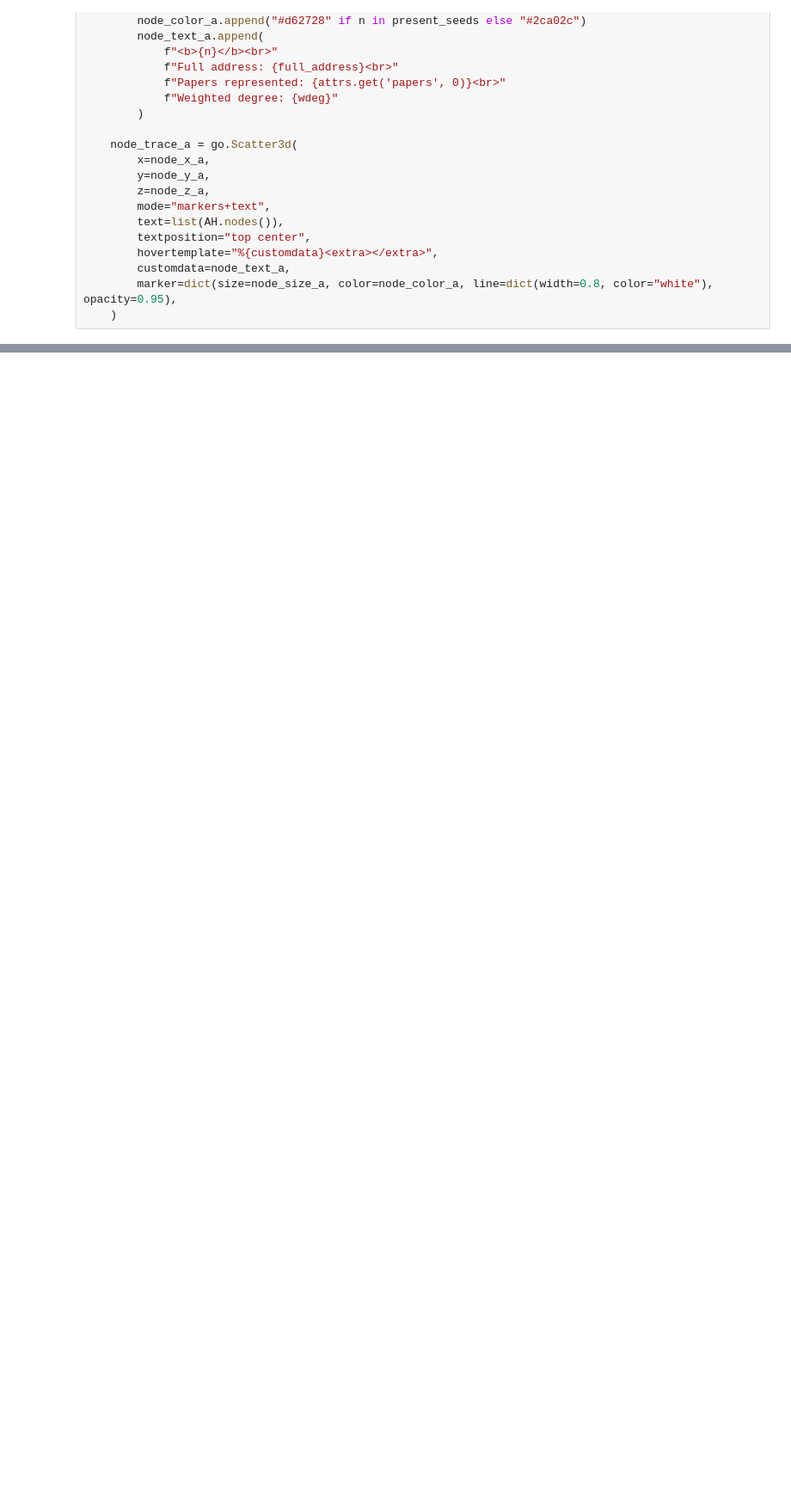
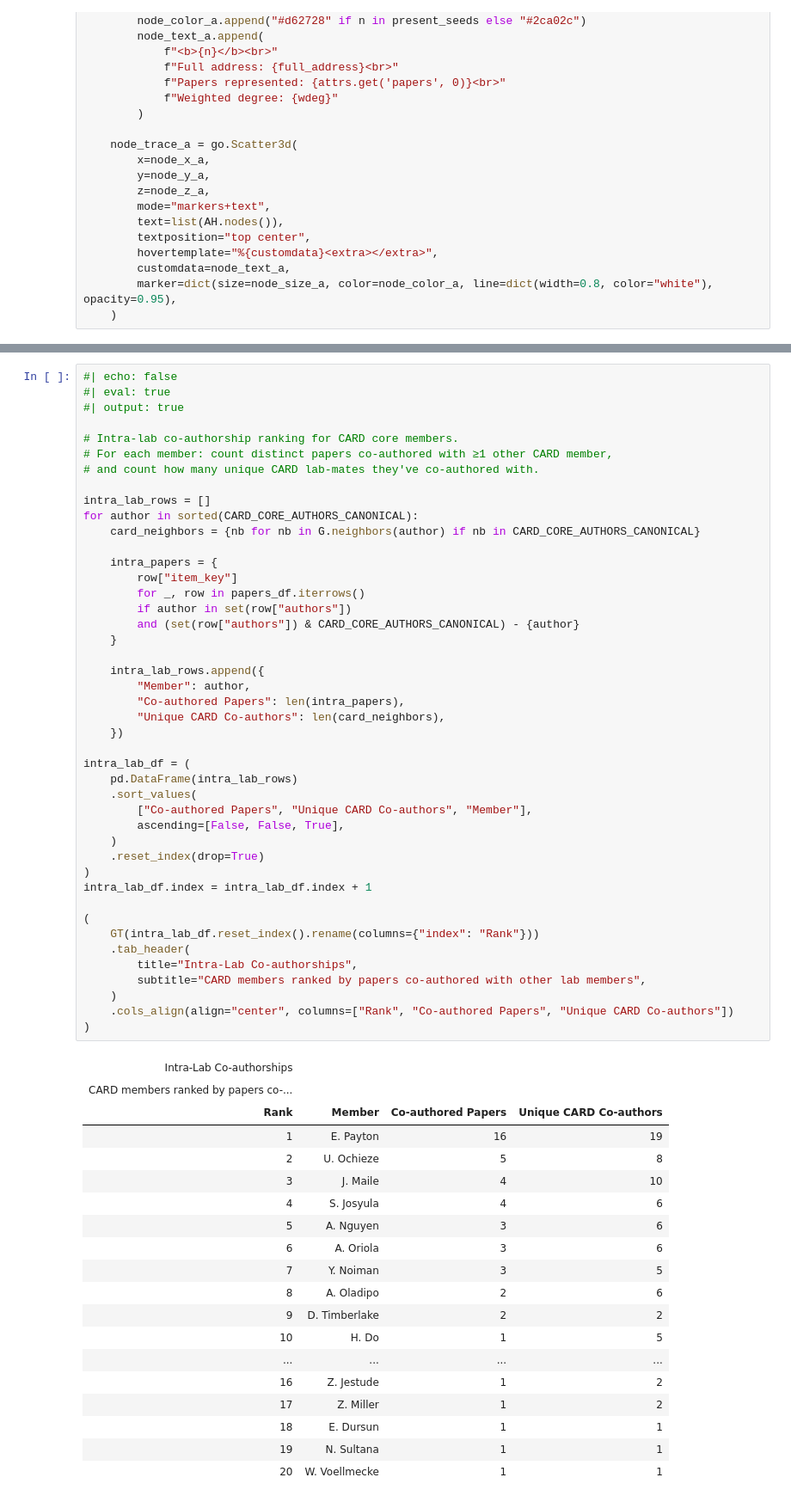
Before and after one commit to card-lab/card-lab.github.io, a Jupyter notebook: research/collaboration-network.ipynb, the cells around one changed output, grey strips where cells are left out. Shown at 86% size. Cells and saved outputs as stored; diff of their text form; blank space fills up the shorter version.

Commit message:
Improve publications list and create table of CARD lab co-authorship

```diff
--- a/research/collaboration-network.ipynb
+++ b/research/collaboration-network.ipynb
@@ -1527,0 +1523,64 @@ top_non_core_summary = (
+# %%
+#| echo: false
+#| eval: true
+#| output: true
+
+# Intra-lab co-authorship ranking for CARD core members.
+# For each member: count distinct papers co-authored with ≥1 other CARD member,
+# and count how many unique CARD lab-mates they've co-authored with.
+
+intra_lab_rows = []
+for author in sorted(CARD_CORE_AUTHORS_CANONICAL):
+    card_neighbors = {nb for nb in G.neighbors(author) if nb in CARD_CORE_AUTHORS_CANONICAL}
+
+    intra_papers = {
+        row["item_key"]
+        for _, row in papers_df.iterrows()
+        if author in set(row["authors"])
+        and (set(row["authors"]) & CARD_CORE_AUTHORS_CANONICAL) - {author}
+    }
+
+    intra_lab_rows.append({
+        "Member": author,
+        "Co-authored Papers": len(intra_papers),
+        "Unique CARD Co-authors": len(card_neighbors),
+    })
+
+intra_lab_df = (
+    pd.DataFrame(intra_lab_rows)
+    .sort_values(
+        ["Co-authored Papers", "Unique CARD Co-authors", "Member"],
+        ascending=[False, False, True],
+    )
+    .reset_index(drop=True)
+)
+intra_lab_df.index = intra_lab_df.index + 1
+
+(
+    GT(intra_lab_df.reset_index().rename(columns={"index": "Rank"}))
+    .tab_header(
+        title="Intra-Lab Co-authorships",
+        subtitle="CARD members ranked by papers co-authored with other lab members",
+    )
+    .cols_align(align="center", columns=["Rank", "Co-authored Papers", "Unique CARD Co-authors"])
+)
+# %% [output]
+| Intra-Lab Co-authorships |  |  |  |
+| CARD members ranked by papers co-... |  |  |  |
+| Rank | Member | Co-authored Papers | Unique CARD Co-authors |
+| 1 | E. Payton | 16 | 19 |
+| 2 | U. Ochieze | 5 | 8 |
+| 3 | J. Maile | 4 | 10 |
+| 4 | S. Josyula | 4 | 6 |
+| 5 | A. Nguyen | 3 | 6 |
+| 6 | A. Oriola | 3 | 6 |
+| 7 | Y. Noiman | 3 | 5 |
+| 8 | A. Oladipo | 2 | 6 |
+| 9 | D. Timberlake | 2 | 2 |
+| 10 | H. Do | 1 | 5 |
+| ... | ... | ... | ... |
+| 16 | Z. Jestude | 1 | 2 |
+| 17 | Z. Miller | 1 | 2 |
+| 18 | E. Dursun | 1 | 1 |
+| 19 | N. Sultana | 1 | 1 |
+| 20 | W. Voellmecke | 1 | 1 |
```
Also changed, not shown: parts of 7 cells of this notebook, 1 other file.
